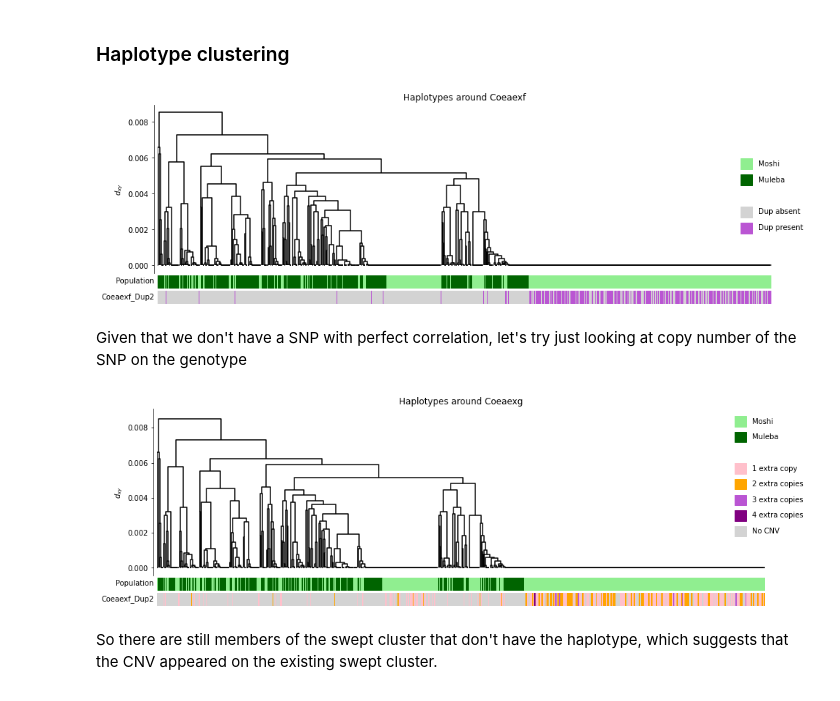
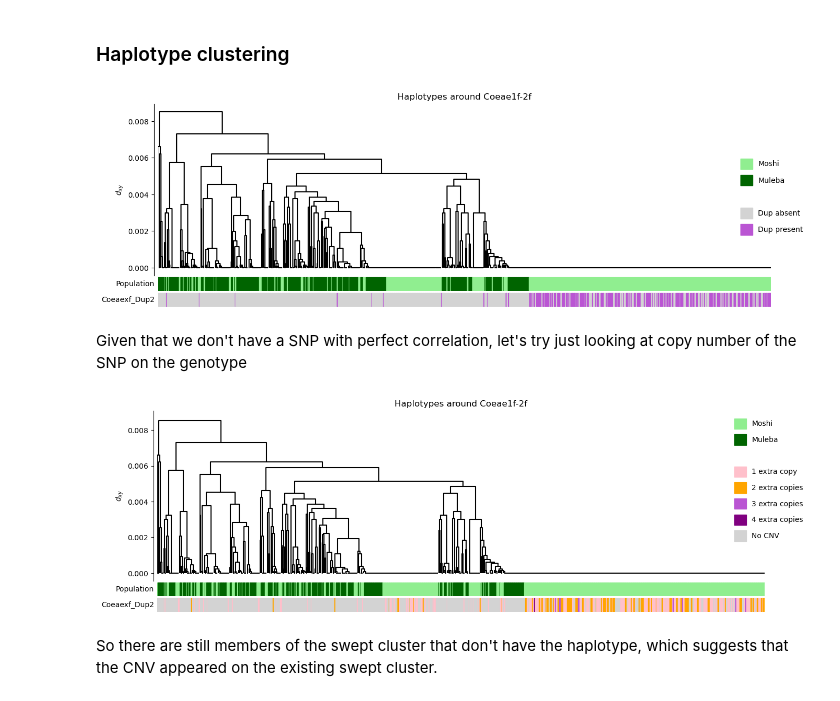
Before and after one commit to vigg-lstm/GAARD_east, a Jupyter notebook: CNV_analysis/sweeps/Coeaexf_CNV_haplotypes.ipynb, the cells around one changed output. Drawn from its saved outputs; the diff is of its cells as text; code cells hidden in the pictures.

Commit message:
Updated Coeae1f-2f naming and figures, and supplementary materials

```diff
--- a/CNV_analysis/sweeps/Coeaexf_CNV_haplotypes.ipynb
+++ b/CNV_analysis/sweeps/Coeaexf_CNV_haplotypes.ipynb
@@ -384,28 +404,28 @@ draw_hap_cluster_plot(z, r, loc_hap,
                       labels_for_pop_colours = hap_meta_Dup['location'],
                       labels_for_cnv_colours = Dup_hap_status,
                       cnv_name = 'Coeaexf_Dup2',
-                      title = 'Haplotypes around Coeaexf',
+                      title = 'Haplotypes around Coeae1f-2f',
                       fn = 'Coeaexf_haplotype_clustering.png'
 )
 # %% [output]
-[figure, old version]
+[figure, new version]
 # %% [markdown]
 Given that we don't have a SNP with perfect correlation, let's try just looking at copy number of the SNP on the genotype
 # %%
 #Dup_status = np.array(['Dup absent', 'Dup present'])[discordant_read_calls['Coeaexf_Dup2'].astype('int')]
 Dup_status = np.array(['No CNV', '1 extra copy', '2 extra copies', '3 extra copies', '4 extra copies'])[np.repeat(Dup_copy_number, 2)]
 
 draw_hap_cluster_plot(z, r, loc_hap,
                       pop_colour_scheme = pop_colours,
                       cnv_colour_scheme = dup_colours,
                       labels_for_pop_colours = hap_meta['location'],
                       labels_for_cnv_colours = Dup_status,
                       cnv_name = 'Coeaexf_Dup2',
-                      title = 'Haplotypes around Coeaexg',
+                      title = 'Haplotypes around Coeae1f-2f',
                       fn = 'Coeaexf_haplotype_clustering_copy_number.png'
 )
 # %% [output]
-[figure, old version]
+[figure, new version]
 # %% [markdown]
 So there are still members of the swept cluster that don't have the haplotype, which suggests that the CNV appeared on the existing swept cluster.
 # %%
```
Also changed, not shown: parts of 3 cells of this notebook, 6 other files.
